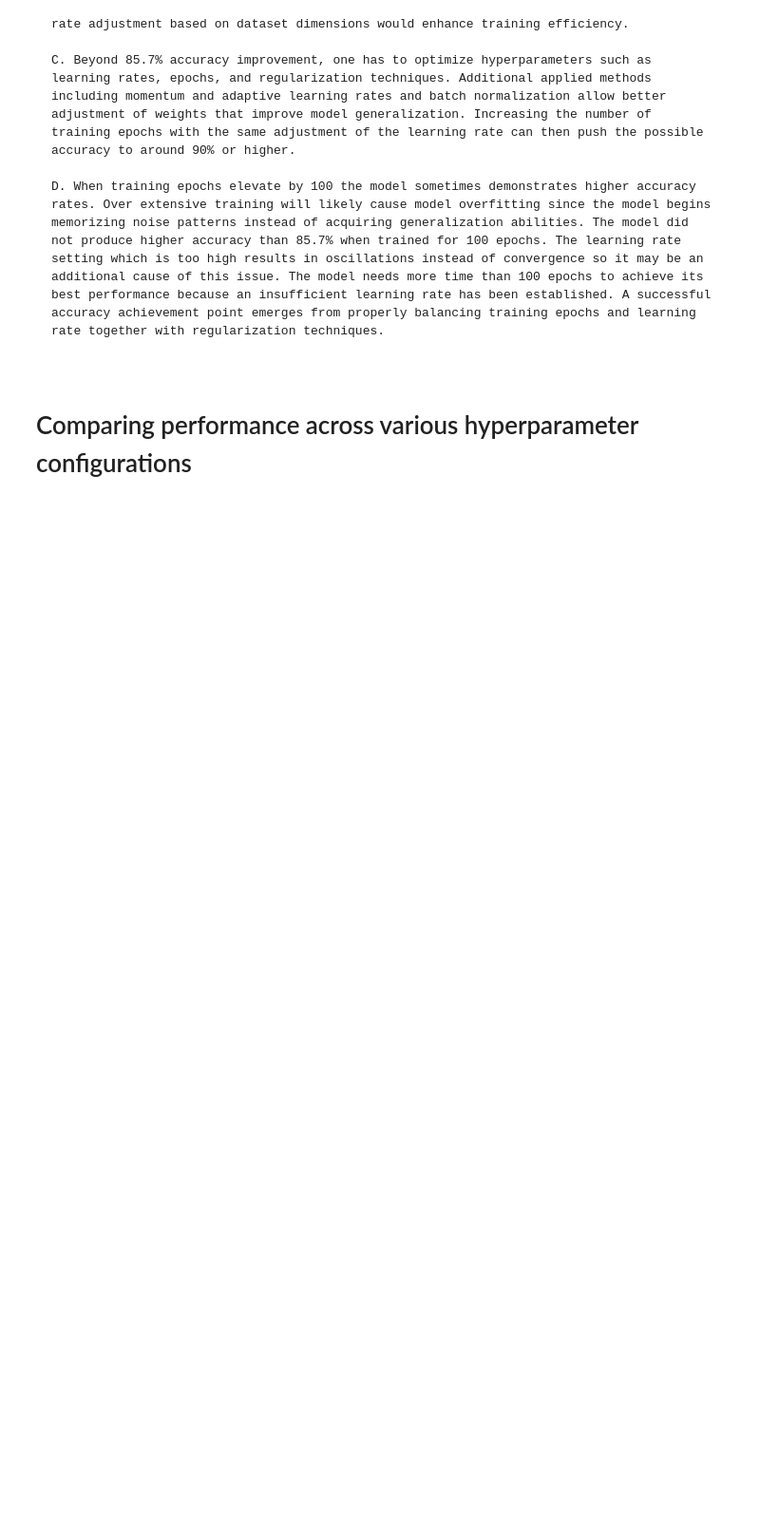
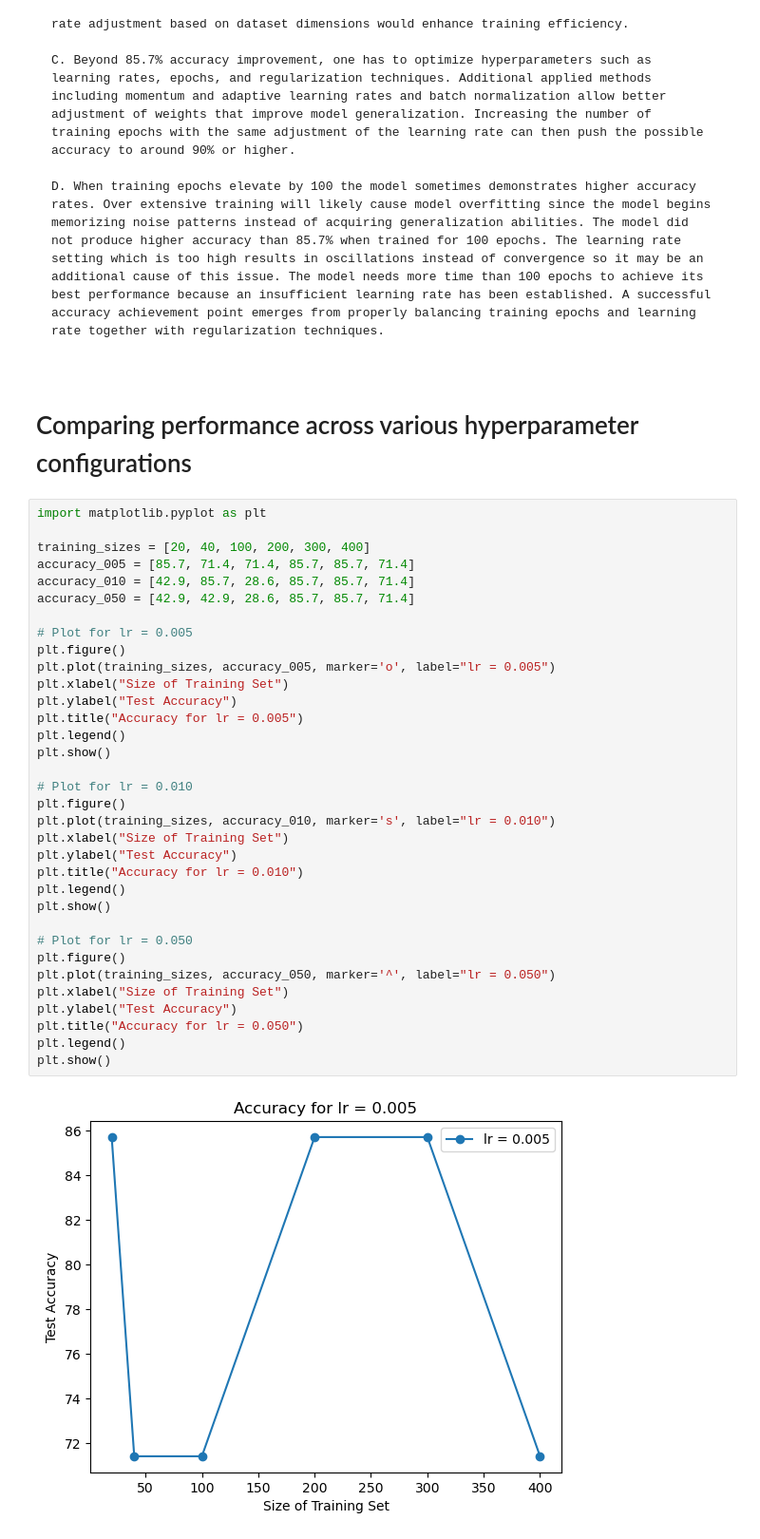
Before and after one commit to maheshchilukamari/dl-classfiles, a Jupyter notebook: The_Perceptron_11761476.ipynb, the cells around one changed output. Shown: that part at 95% size. Cells and saved outputs as stored; diff of their text form; blank space fills up the shorter version.

```diff
--- a/The_Perceptron_11761476.ipynb
+++ b/The_Perceptron_11761476.ipynb
@@ -252,3 +330,39 @@ C. Beyond 85.7% accuracy improvement, one has to optimize hyperparameters such a
 D. When training epochs elevate by 100 the model sometimes demonstrates higher accuracy rates. Over extensive training will likely cause model overfitting since the model begins memorizing noise patterns instead of acquiring generalization abilities. The model did not produce higher accuracy than 85.7% when trained for 100 epochs. The learning rate setting which is too high results in oscillations instead of convergence so it may be an additional cause of this issue. The model needs more time than 100 epochs to achieve its best performance because an insufficient learning rate has been established. A successful accuracy achievement point emerges from properly balancing training epochs and learning rate together with regularization techniques.
 # %% [markdown]
 # Comparing performance across various hyperparameter configurations
+# %%
+import matplotlib.pyplot as plt
+
+training_sizes = [20, 40, 100, 200, 300, 400]
+accuracy_005 = [85.7, 71.4, 71.4, 85.7, 85.7, 71.4]
+accuracy_010 = [42.9, 85.7, 28.6, 85.7, 85.7, 71.4]
+accuracy_050 = [42.9, 42.9, 28.6, 85.7, 85.7, 71.4]
+
+# Plot for lr = 0.005
+plt.figure()
+plt.plot(training_sizes, accuracy_005, marker='o', label="lr = 0.005")
+plt.xlabel("Size of Training Set")
+plt.ylabel("Test Accuracy")
+plt.title("Accuracy for lr = 0.005")
+plt.legend()
+plt.show()
+
+# Plot for lr = 0.010
+plt.figure()
+plt.plot(training_sizes, accuracy_010, marker='s', label="lr = 0.010")
+plt.xlabel("Size of Training Set")
+plt.ylabel("Test Accuracy")
+plt.title("Accuracy for lr = 0.010")
+plt.legend()
+plt.show()
+
+# Plot for lr = 0.050
+plt.figure()
+plt.plot(training_sizes, accuracy_050, marker='^', label="lr = 0.050")
+plt.xlabel("Size of Training Set")
+plt.ylabel("Test Accuracy")
+plt.title("Accuracy for lr = 0.050")
+plt.legend()
+plt.show()
+# %% [output]
+[figure, added]
```
Also changed, not shown: parts of 7 cells of this notebook.
